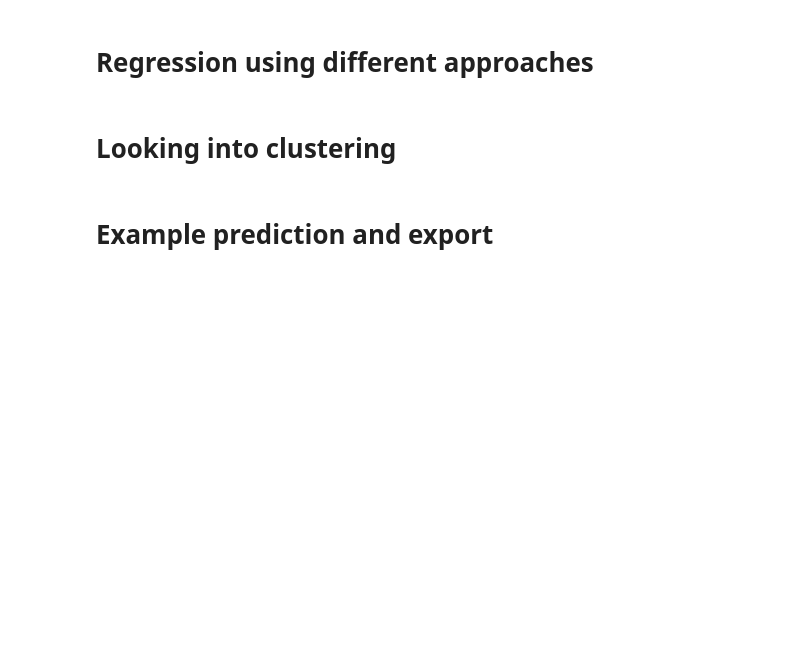
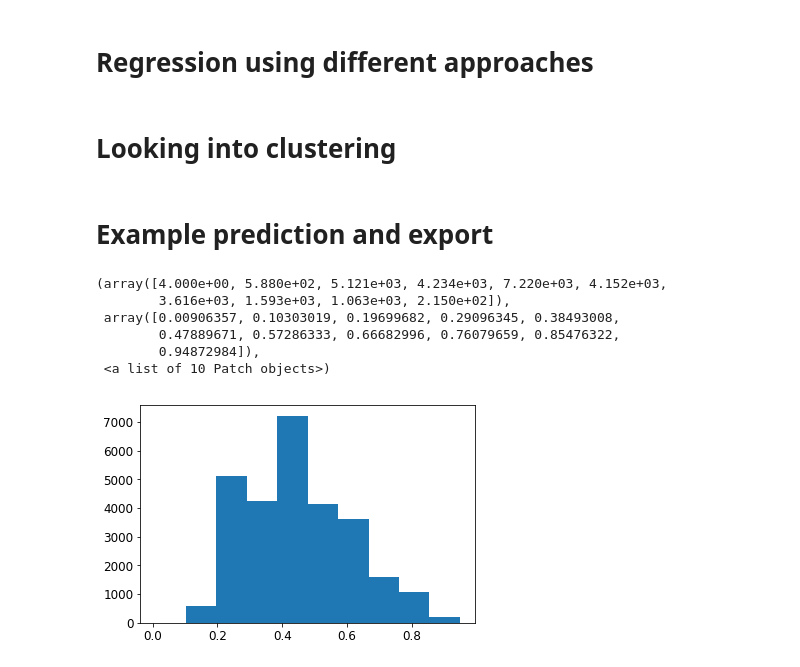
Before and after one commit to lemartinet/cycle-safe, a Jupyter notebook: notebook/model.ipynb, the cells around one changed output. Cells and saved outputs as stored; diff of their text form; code cells hidden in the pictures; blank space fills up the shorter version.

```diff
--- a/notebook/model.ipynb
+++ b/notebook/model.ipynb
@@ -557 +608,11 @@ net['crash'] = net['crash'] / net['crash'].max()
 data2geojson(net)
+# %%
+plt.hist(yprob[:,1])
+# %% [output]
+(array([4.000e+00, 5.880e+02, 5.121e+03, 4.234e+03, 7.220e+03, 4.152e+03,
+        3.616e+03, 1.593e+03, 1.063e+03, 2.150e+02]),
+ array([0.00906357, 0.10303019, 0.19699682, 0.29096345, 0.38493008,
+        0.47889671, 0.57286333, 0.66682996, 0.76079659, 0.85476322,
+        0.94872984]),
+ <a list of 10 Patch objects>)
+[figure, added]
```
Also changed, not shown: parts of 15 cells of this notebook, 3 other files.
